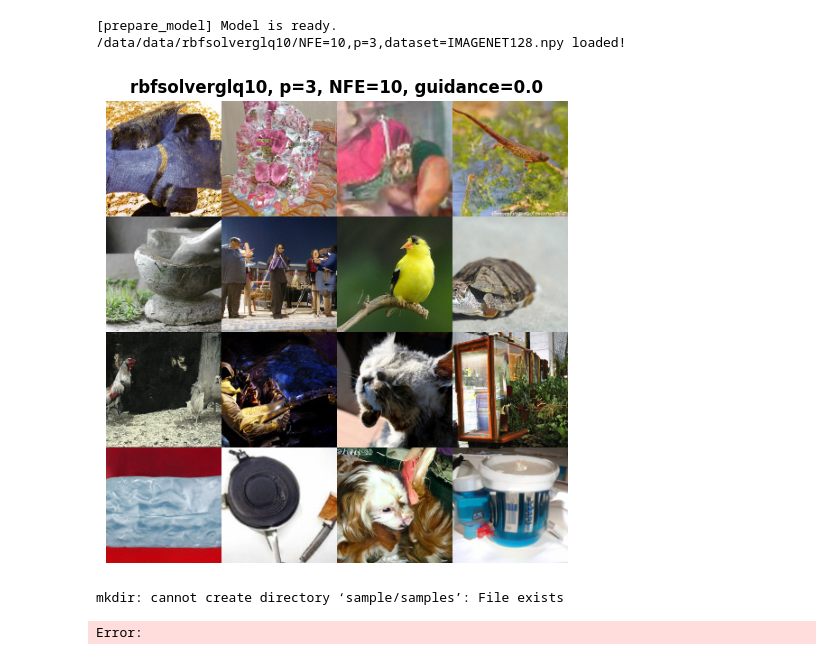
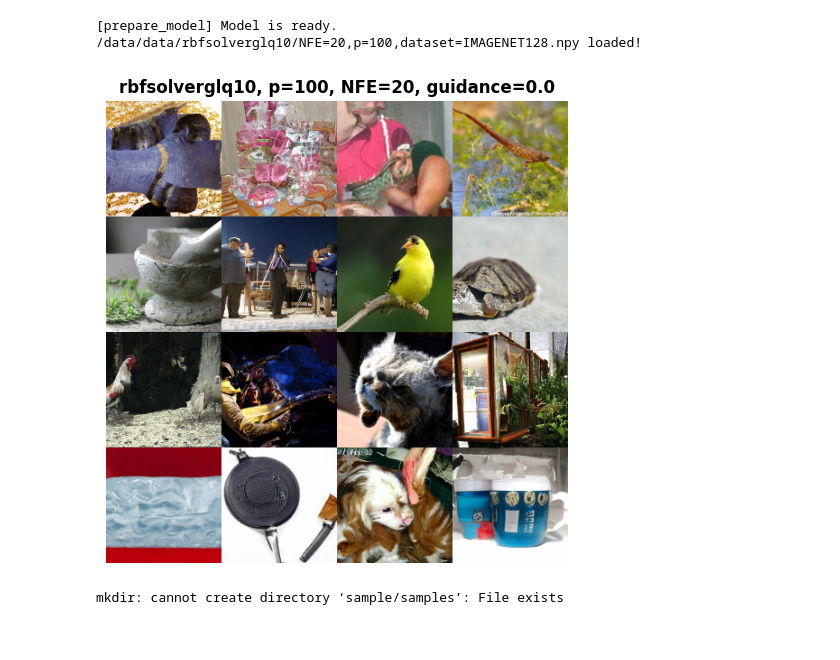
Before and after one commit to scpark20/rbf_fid, a Jupyter notebook: sample/imagenet128/rbfsolverglq10_imagenet128.ipynb, the cells around one changed output. Saved outputs shown, nothing was run; the diff lists cells and outputs as text; code cells hidden in the pictures.

```diff
--- a/sample/imagenet128/rbfsolverglq10_imagenet128.ipynb
+++ b/sample/imagenet128/rbfsolverglq10_imagenet128.ipynb
@@ -31,8 +31,8 @@ sys.argv = [
     "--eta", "0",
     "--sample_type", "rbfsolverglq10",
     "--dpm_solver_type", "data_prediction",
-    "--dpm_solver_order", "3",
-    "--timesteps", "10",
+    "--dpm_solver_order", "100",
+    "--timesteps", "20",
     "--skip_type", "logSNR",
     "--scale", "0.0",
     "--log_scale", "0.0",
@@ -92,5 +94,4 @@ INFO - main.py - 2025-03-29 22:31:38,764 - Using device: cuda
 [prepare_model] Model is ready.
-/data/data/rbfsolverglq10/NFE=10,p=3,dataset=IMAGENET128.npy loaded!
+/data/data/rbfsolverglq10/NFE=20,p=100,dataset=IMAGENET128.npy loaded!
-[figure, old version]
+[figure, new version]
 mkdir: cannot create directory ‘sample/samples’: File exists
-Error:
```
Also changed, not shown: parts of 1 cell of this notebook, 11 other files.
